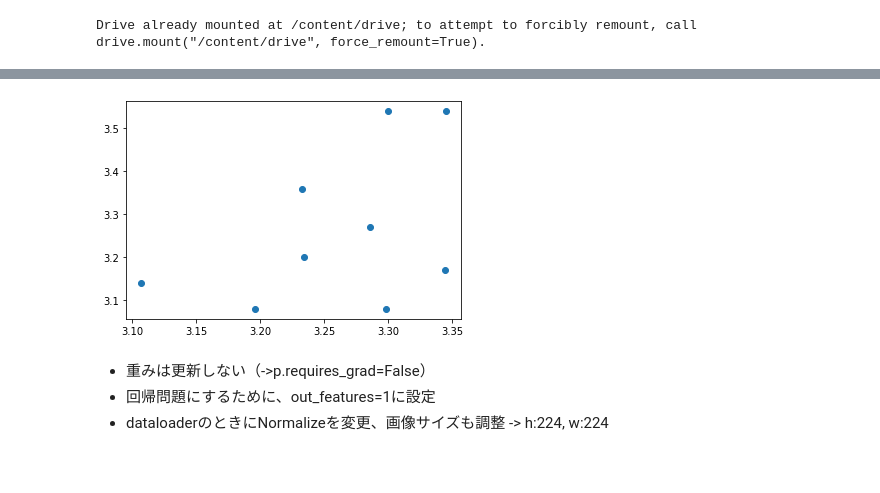
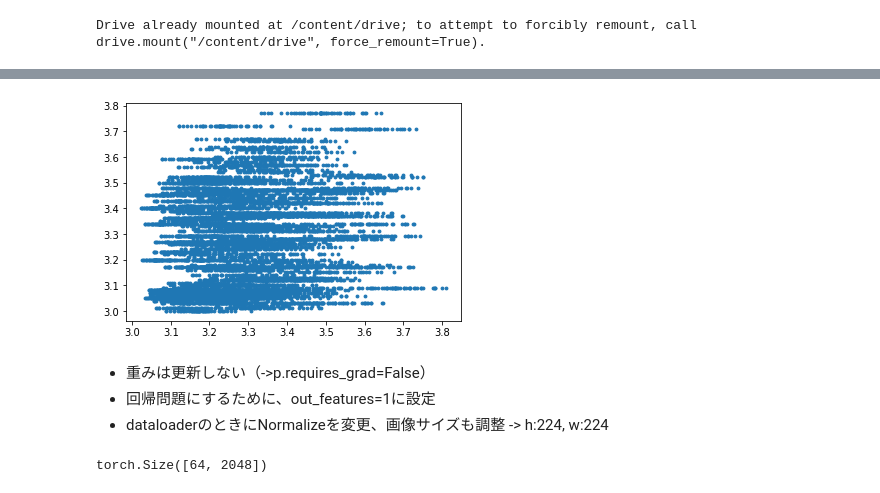
Before and after one commit to ayumu-1212/tabelog_analysis, a Jupyter notebook: main.ipynb, the cells around one changed output, grey strips where cells are left out. Saved outputs shown, nothing was run; the diff lists cells and outputs as text; code cells hidden in the pictures; blank space fills up the shorter version.

```diff
--- a/main.ipynb
+++ b/main.ipynb
@@ -165,23 +194,23 @@ resnet_model = resnet_model.to(device)
 # %%
 optimizer = torch.optim.SGD(custom_model.parameters(), lr=0.01)
+# criterion = torch.nn.MSELoss()
 
-# class RMSELoss(nn.Module):
-#     def __init__(self, eps=1e-6):
-#         super().__init__()
-#         self.mse = nn.MSELoss()
-#         self.eps = eps
+class RMSELoss(nn.Module):
+    def __init__(self, eps=1e-6):
+        super().__init__()
+        self.mse = nn.MSELoss()
+        self.eps = eps
 
-#     def forward(self,yhat,y):
-#         loss = torch.sqrt(self.mse(yhat,y) + self.eps)
-#         return loss
+    def forward(self,yhat,y):
+        loss = torch.sqrt(self.mse(yhat,y) + self.eps)
+        return loss
 
-# criterion = RMSELoss()
-
-
-criterion = torch.nn.MSELoss()
+criterion = RMSELoss()
 # %%
 train_loss = []
 valid_loss = []
+valid_scores = torch.tensor([]).to(device)
+valid_outputs = torch.tensor([]).to(device)
 
 for epoch in tqdm(range(50)):
   # 学習
@@ -193,8 +222,6 @@ for epoch in tqdm(range(50)):
     for data in train_loader:
       # custom_modelに入れ込む↓
       img0, img1, img2, scores = data
-      # ↓の式は前処理 or custom_modelに入れ込む
-    #   scores /= 5
       img0 = img0.to(device)
       img1 = img1.to(device)
       img2 = img2.to(device)
@@ -225,7 +252,6 @@ for epoch in tqdm(range(50)):
     for data in valid_loader:
 
       img0, img1, img2, scores = data
-    #   scores /= 5
       img0 = img0.to(device)
       img1 = img1.to(device)
       img2 = img2.to(device)
@@ -237,6 +263,9 @@ for epoch in tqdm(range(50)):
       outputs = custom_model(outputs)
       # print("loss.item():{}\n".format(loss.item()))
       running_valid_loss += loss.item()
+      valid_outputs = torch.cat((valid_outputs, outputs), 0)
+      valid_scores = torch.cat((valid_scores, scores), 0)
+
 
   valid_loss.append(running_valid_loss / len(valid_dataset))
 #   print('#epoch:{}\ttrain loss: {}'.format(epoch, running_train_loss / len(train_loss)))
@@ -278,13 +349,15 @@ tensor([[0.8355],
 # %%
 fig = plt.figure()
 ax = fig.add_subplot()
 # 標準化・正規化を戻す
-plot_outputs = ss.inverse_transform(ms.inverse_transform(outputs.cpu().detach().numpy()))
-plot_scores = ss.inverse_transform(ms.inverse_transform(scores.cpu().detach().numpy()))
-ax.scatter(plot_outputs, plot_scores)
+ss = full_dataset.ss_score
+ms = full_dataset.ms_score
+plot_outputs = ss.inverse_transform(ms.inverse_transform(valid_outputs.cpu().detach().numpy()))
+plot_scores = ss.inverse_transform(ms.inverse_transform(valid_scores.cpu().detach().numpy()))
+ax.scatter(plot_outputs, plot_scores, s=8)
 fig.show()
 # %% [output]
-[figure, old version]
+[figure, new version]
 # %% [markdown]
 - 重みは更新しない（->p.requires_grad=False）
 - 回帰問題にするために、out_features=1に設定
@@ -374,7 +447,7 @@ model = model.to(device)
 # outputs = model(inputs)
 # %%
 # test
-model.train()
+resnet_model.train()
 
 data = next(iter(train_loader))
 img0, img1, img2, scores = data
@@ -384,4 +457,7 @@ img1 = img1.to(device)
 img2 = img2.to(device)
 scores = scores.to(device)
 # optimizer.zero_grad()
-outputs = model(img0)
+outputs = resnet_model(img0)
+outputs.size()
+# %% [output]
+torch.Size([64, 2048])
```
Also changed, not shown: parts of 12 cells of this notebook.
